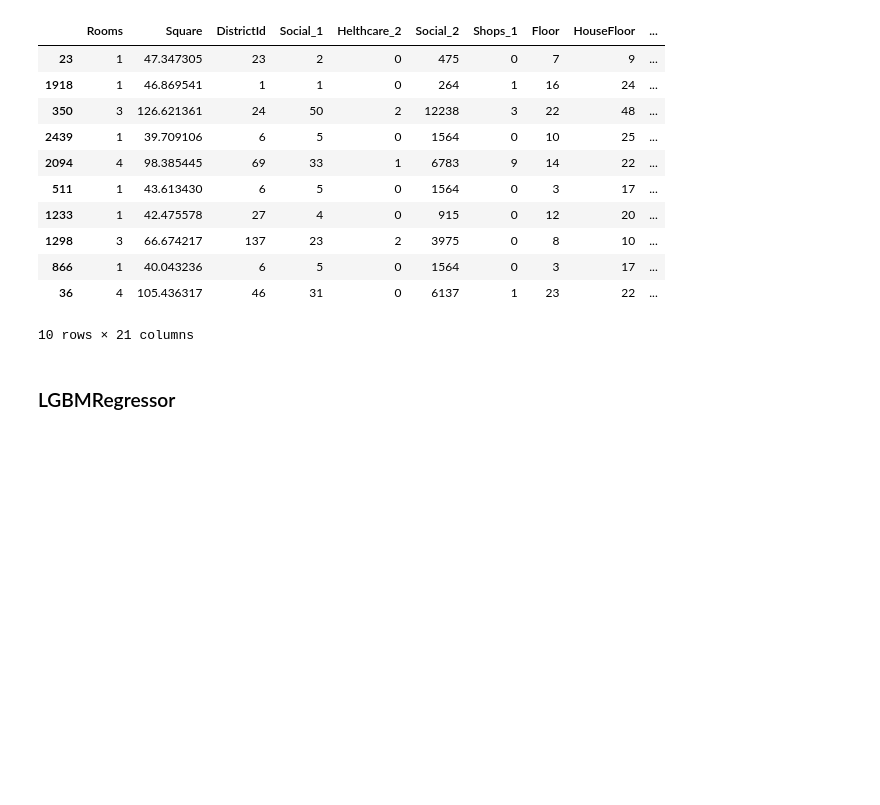
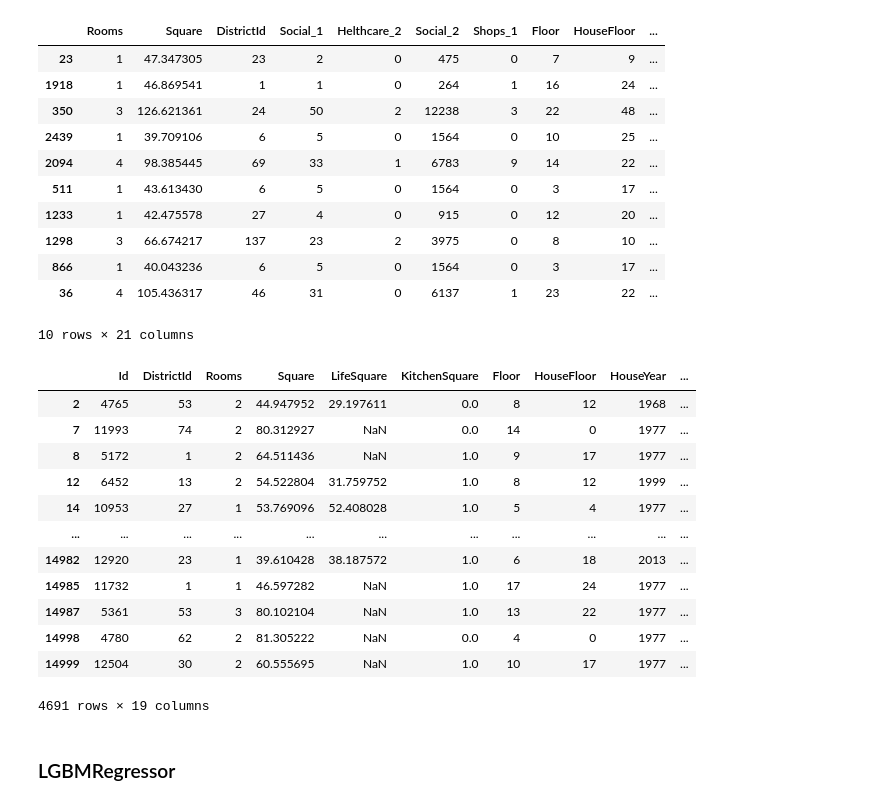
Before and after one commit to annagolubkina/Python_for_Data_science, a Jupyter notebook: final_project/final_project.ipynb, the cells around one changed output. Drawn from its saved outputs; the diff is of its cells as text; code cells hidden in the pictures; blank space fills up the shorter version.

```diff
--- a/final_project/final_project.ipynb
+++ b/final_project/final_project.ipynb
@@ -734,6 +734,22 @@ model_top_deviation(gradient_boosting_regressor_model, X_test, y_test)
 | 866 | 1 | 40.043236 | 6 | 5 | 0 | 1564 | 0 | 3 | 17 | ... |
 | 36 | 4 | 105.436317 | 46 | 31 | 0 | 6137 | 1 | 23 | 22 | ... |
 10 rows × 21 columns
+# %%
+all_data.loc[all_data['KitchenSquare'] < 3]
+# %% [output]
+|  | Id | DistrictId | Rooms | Square | LifeSquare | KitchenSquare | Floor | HouseFloor | HouseYear | ... |
+| 2 | 4765 | 53 | 2 | 44.947952 | 29.197611 | 0.0 | 8 | 12 | 1968 | ... |
+| 7 | 11993 | 74 | 2 | 80.312927 | NaN | 0.0 | 14 | 0 | 1977 | ... |
+| 8 | 5172 | 1 | 2 | 64.511436 | NaN | 1.0 | 9 | 17 | 1977 | ... |
+| 12 | 6452 | 13 | 2 | 54.522804 | 31.759752 | 1.0 | 8 | 12 | 1999 | ... |
+| 14 | 10953 | 27 | 1 | 53.769096 | 52.408028 | 1.0 | 5 | 4 | 1977 | ... |
+| ... | ... | ... | ... | ... | ... | ... | ... | ... | ... | ... |
+| 14982 | 12920 | 23 | 1 | 39.610428 | 38.187572 | 1.0 | 6 | 18 | 2013 | ... |
+| 14985 | 11732 | 1 | 1 | 46.597282 | NaN | 1.0 | 17 | 24 | 1977 | ... |
+| 14987 | 5361 | 53 | 3 | 80.102104 | NaN | 1.0 | 13 | 22 | 1977 | ... |
+| 14998 | 4780 | 62 | 2 | 81.305222 | NaN | 0.0 | 4 | 0 | 1977 | ... |
+| 14999 | 12504 | 30 | 2 | 60.555695 | NaN | 1.0 | 10 | 17 | 1977 | ... |
+4691 rows × 19 columns
 # %% [markdown]
 ### LGBMRegressor
 # %%
```
Also changed, not shown: parts of 13 cells of this notebook, 1 other file.
